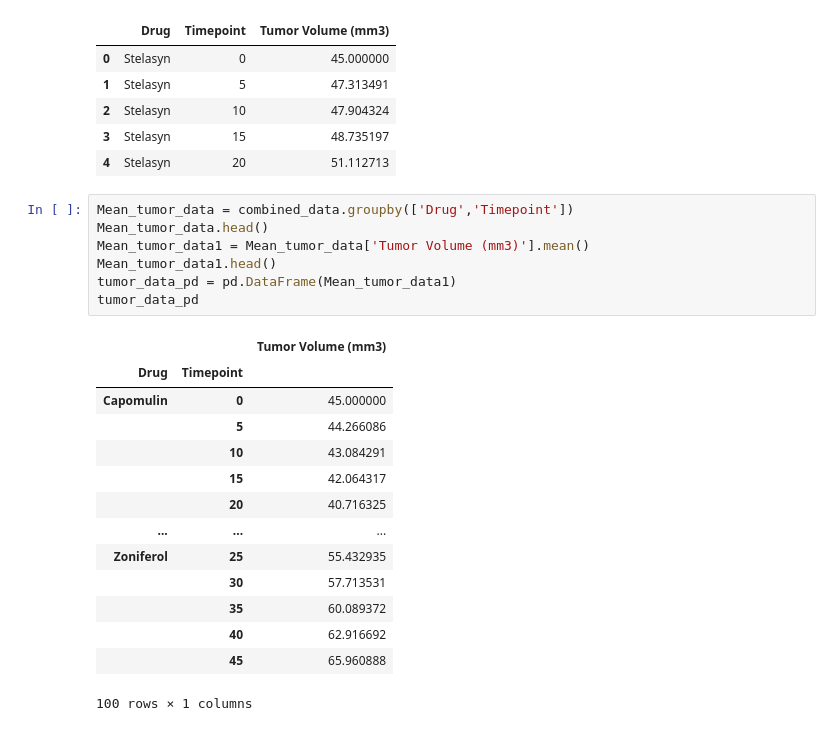
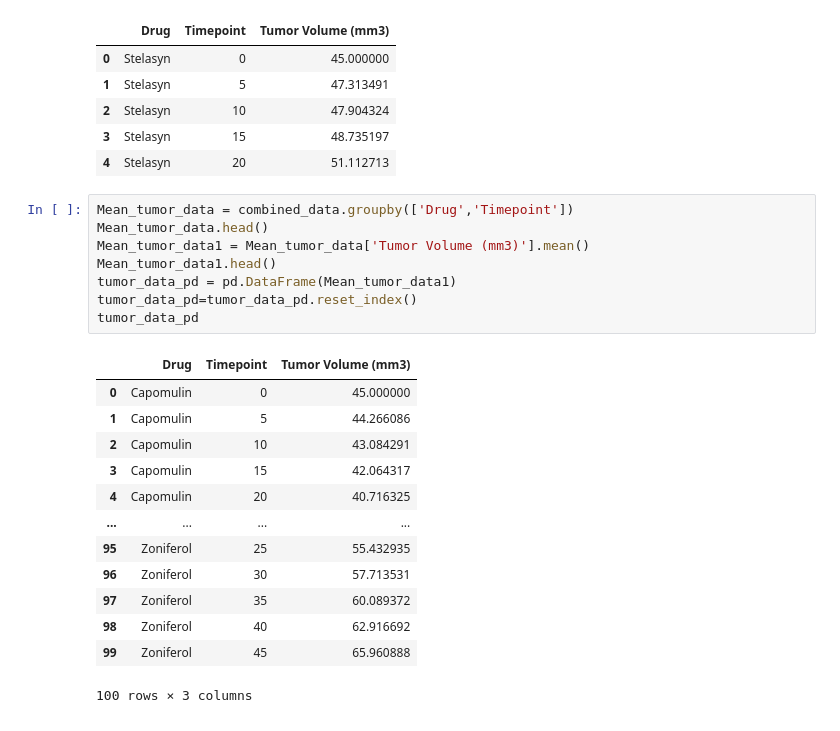
Before and after one commit to jenienam/matplotlib-challenge, a Jupyter notebook: Pymaceuticals/Pymaceuticals.ipynb, the cells around one changed output. Drawn from its saved outputs; the diff is of its cells as text.

```diff
--- a/Pymaceuticals/Pymaceuticals.ipynb
+++ b/Pymaceuticals/Pymaceuticals.ipynb
@@ -46,22 +46,22 @@ combined_data.head()
 # %%
 Mean_tumor_data = combined_data.groupby(['Drug','Timepoint'])
 Mean_tumor_data.head()
 Mean_tumor_data1 = Mean_tumor_data['Tumor Volume (mm3)'].mean()
 Mean_tumor_data1.head()
 tumor_data_pd = pd.DataFrame(Mean_tumor_data1)
+tumor_data_pd=tumor_data_pd.reset_index()
 tumor_data_pd
 # %% [output]
-|  |  | Tumor Volume (mm3) |
-| Drug | Timepoint |  |
-| Capomulin | 0 | 45.000000 |
-|  | 5 | 44.266086 |
-|  | 10 | 43.084291 |
-|  | 15 | 42.064317 |
-|  | 20 | 40.716325 |
-| ... | ... | ... |
-| Zoniferol | 25 | 55.432935 |
-|  | 30 | 57.713531 |
-|  | 35 | 60.089372 |
-|  | 40 | 62.916692 |
-|  | 45 | 65.960888 |
+|  | Drug | Timepoint | Tumor Volume (mm3) |
+| 0 | Capomulin | 0 | 45.000000 |
+| 1 | Capomulin | 5 | 44.266086 |
+| 2 | Capomulin | 10 | 43.084291 |
+| 3 | Capomulin | 15 | 42.064317 |
+| 4 | Capomulin | 20 | 40.716325 |
+| ... | ... | ... | ... |
+| 95 | Zoniferol | 25 | 55.432935 |
+| 96 | Zoniferol | 30 | 57.713531 |
+| 97 | Zoniferol | 35 | 60.089372 |
+| 98 | Zoniferol | 40 | 62.916692 |
+| 99 | Zoniferol | 45 | 65.960888 |
-100 rows × 1 columns
+100 rows × 3 columns
```
Also changed, not shown: parts of 6 cells of this notebook, 2 other files.
